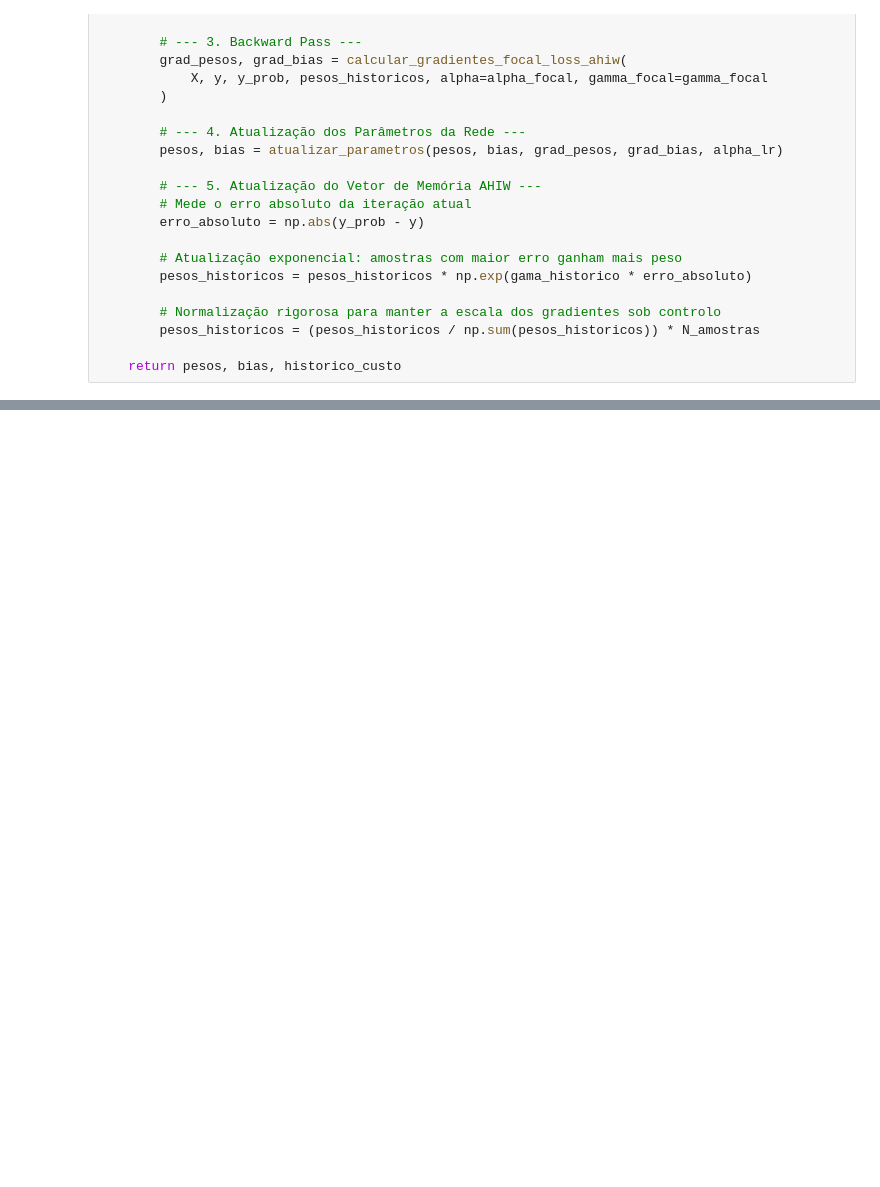
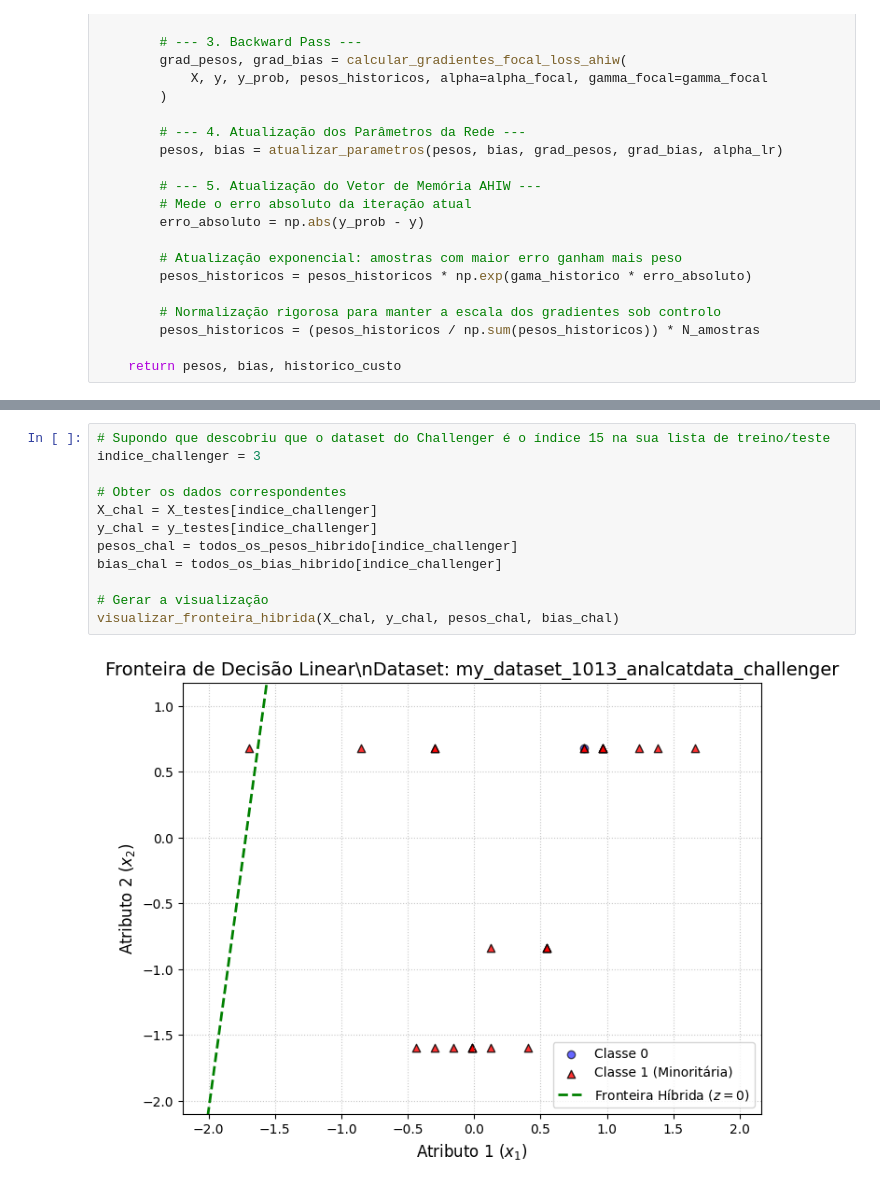
Before and after one commit to Aly-Filho/ml1-assignment, a Jupyter notebook: amanda/final_submission.ipynb, the cells around one changed output, grey strips where cells are left out. Saved outputs shown, nothing was run; the diff lists cells and outputs as text; blank space fills up the shorter version.

```diff
--- a/amanda/final_submission.ipynb
+++ b/amanda/final_submission.ipynb
@@ -974,0 +1318,14 @@ pesos, bias, historico_custo = treinar_lr_hibrida(
+# %%
+# Supondo que descobriu que o dataset do Challenger é o índice 15 na sua lista de treino/teste
+indice_challenger = 3
+
+# Obter os dados correspondentes
+X_chal = X_testes[indice_challenger]
+y_chal = y_testes[indice_challenger]
+pesos_chal = todos_os_pesos_hibrido[indice_challenger]
+bias_chal = todos_os_bias_hibrido[indice_challenger]
+
+# Gerar a visualização
+visualizar_fronteira_hibrida(X_chal, y_chal, pesos_chal, bias_chal)
+# %% [output]
+[figure, added]
```
Also changed, not shown: parts of 37 cells of this notebook.
